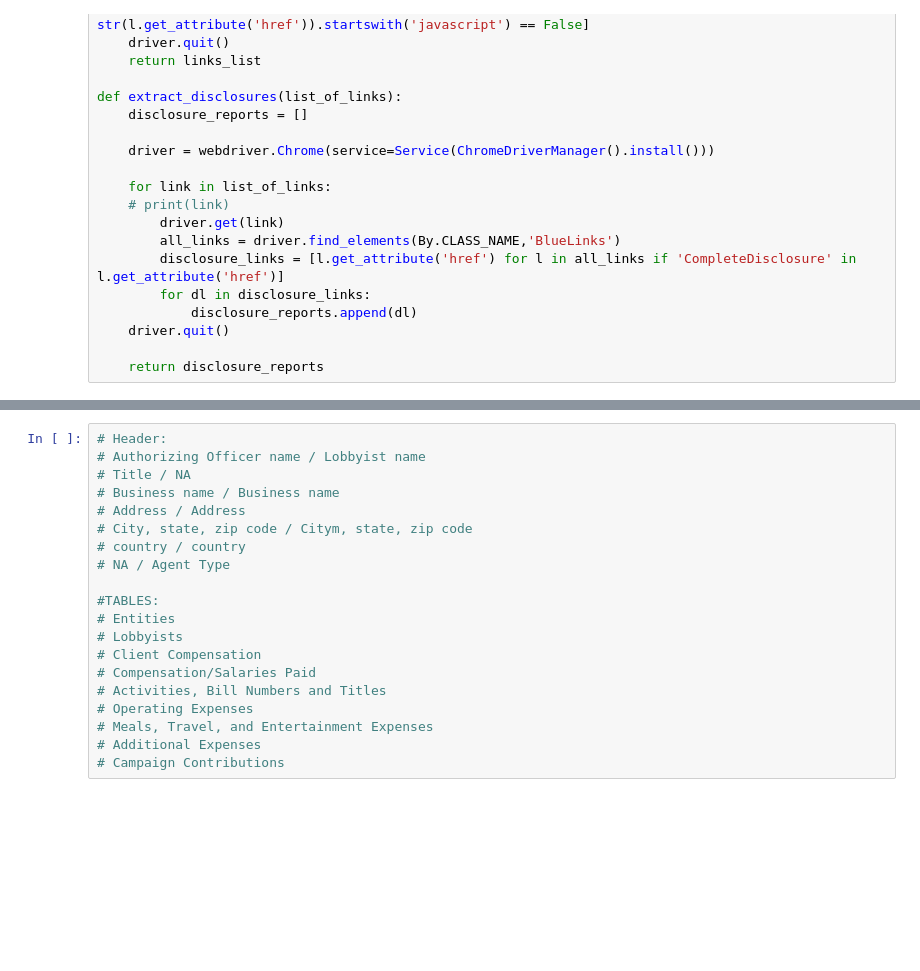
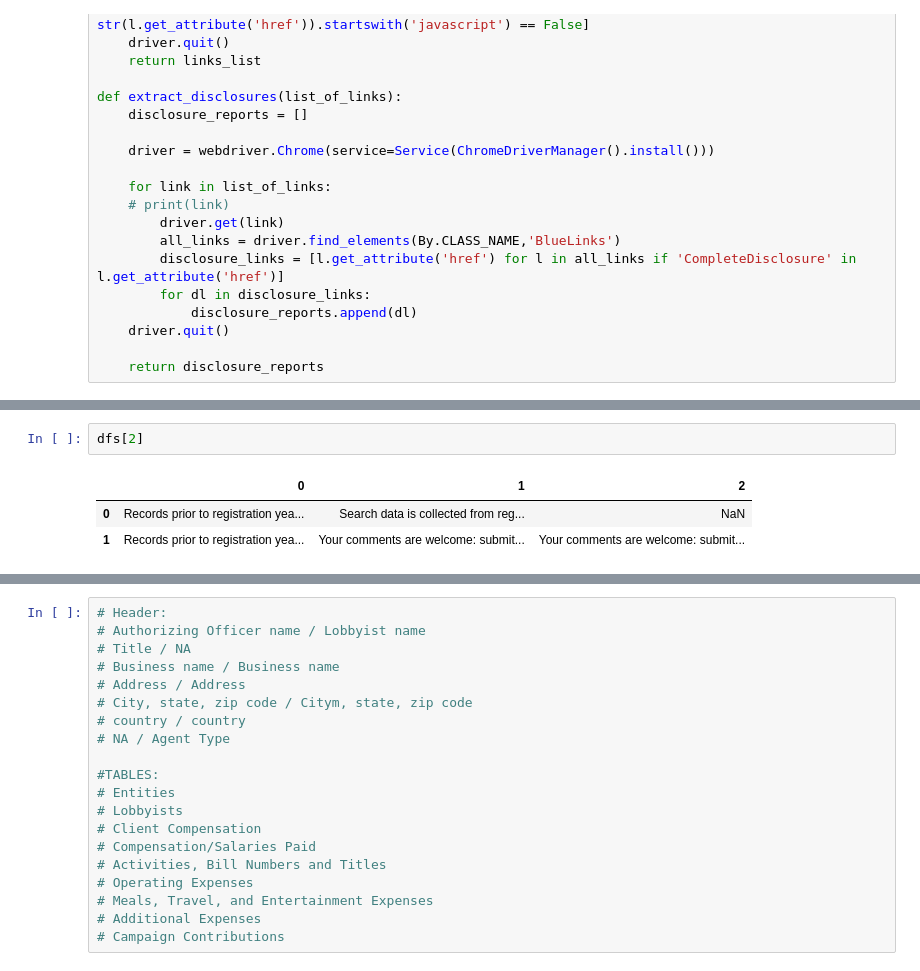
Before and after one commit to ren0nie0/advocacy-maps, a Jupyter notebook: lobbying/notebooks/lobbydoodles.ipynb, the cells around one changed output, grey strips where cells are left out. Cells and saved outputs as stored; diff of their text form; blank space fills up the shorter version.

```diff
--- a/lobbying/notebooks/lobbydoodles.ipynb
+++ b/lobbying/notebooks/lobbydoodles.ipynb
@@ -263,0 +313,6 @@ ldf = pd.read_html(test_lobbyist_htmls[0])
+# %%
+dfs[2]
+# %% [output]
+|  | 0 | 1 | 2 |
+| 0 | Records prior to registration yea... | Search data is collected from reg... | NaN |
+| 1 | Records prior to registration yea... | Your comments are welcome: submit... | Your comments are welcome: submit... |
```
Also changed, not shown: parts of 29 cells of this notebook, 9 other files.
